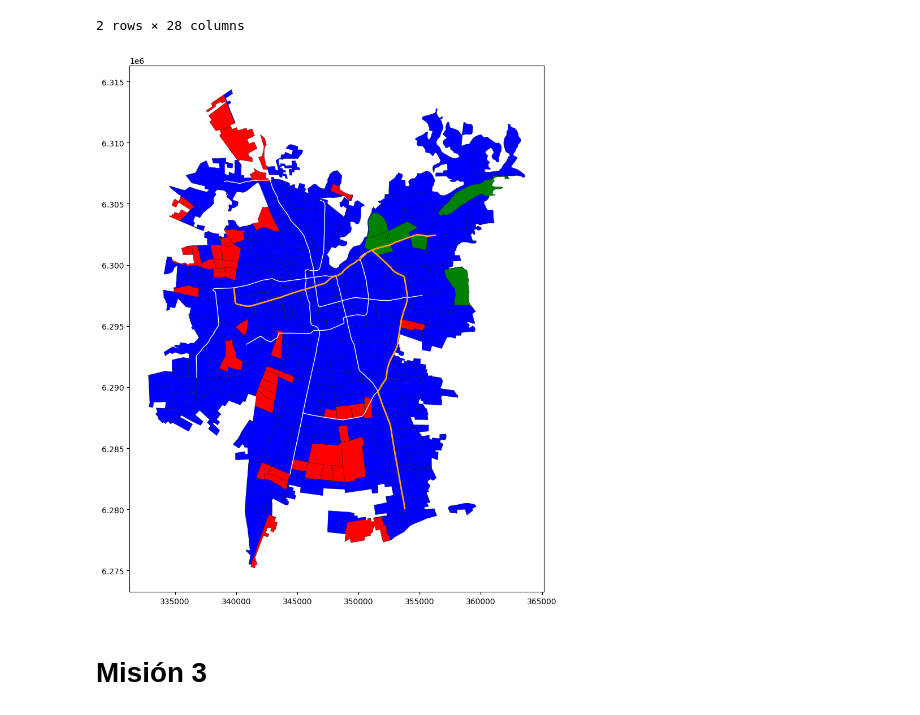
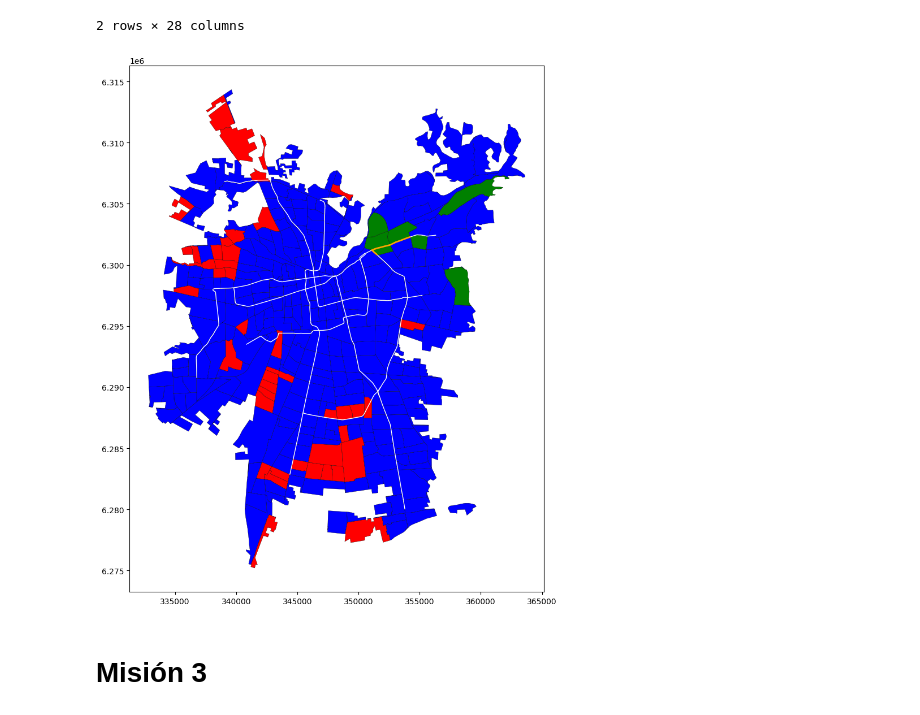
Before and after one commit to IIC2115/Syllabus, a Jupyter notebook: Ayudantias/Ayudantia 8/E1.ipynb, the cells around one changed output. Cells and saved outputs as stored; diff of their text form; code cells hidden in the pictures.

```diff
--- a/Ayudantias/Ayudantia 8/E1.ipynb
+++ b/Ayudantias/Ayudantia 8/E1.ipynb
@@ -78,3 +117,5 @@ Datum: World Geodetic System 1984 ensemble
+# %%
+santiago_urbano = santiago_urbano.to_crs(32719)
 # %%
 distritos.plot(figsize = (10,10));
 # %% [output]
@@ -294,21 +338,21 @@ lineas_metro_altas_completas = lineas_metro[lineas_metro['LINEA'].isin(lineas_qu
 # %%
-# Ahora debemos hacer que se vean tambien las lines de metro que pasan por distritos urbanos socioeconomicamente altos, de la variable "lineas_altas", con un color distinto
-# a las demas lineas de metro que no pasan por esa zona.
+# Ahora visualizamos solo los segmentos de líneas de metro que pasan por distritos altos
+# usando la variable "lineas_altas" que ya contiene exactamente esos segmentos
 
 import matplotlib.pyplot as plt
 
 fig, ax = plt.subplots(figsize=(12, 10))
 
 distritos_urbano.plot(ax=ax, color=distritos_urbano['nivel_socioeconomico'].map(colors), linewidth=0.25, edgecolor='black')
 distritos_urbano_metro = gpd.overlay(distritos_urbano, lineas_metro, how='intersection', keep_geom_type=False)
 
 distritos_urbano_metro.plot(ax=ax, color='white', linewidth=1)
-lineas_metro_altas_completas.plot(ax=ax, color='orange', linewidth=2)
+lineas_altas.plot(ax=ax, color='orange', linewidth=2)  # Solo los segmentos que pasan por zonas altas
 
 plt.tight_layout()
 plt.show()
 # %% [output]
-[figure, old version]
+[figure, new version]
 # %% [markdown]
 # Misión 3
 # %%
```
Also changed, not shown: parts of 8 cells of this notebook, 33 other files.
